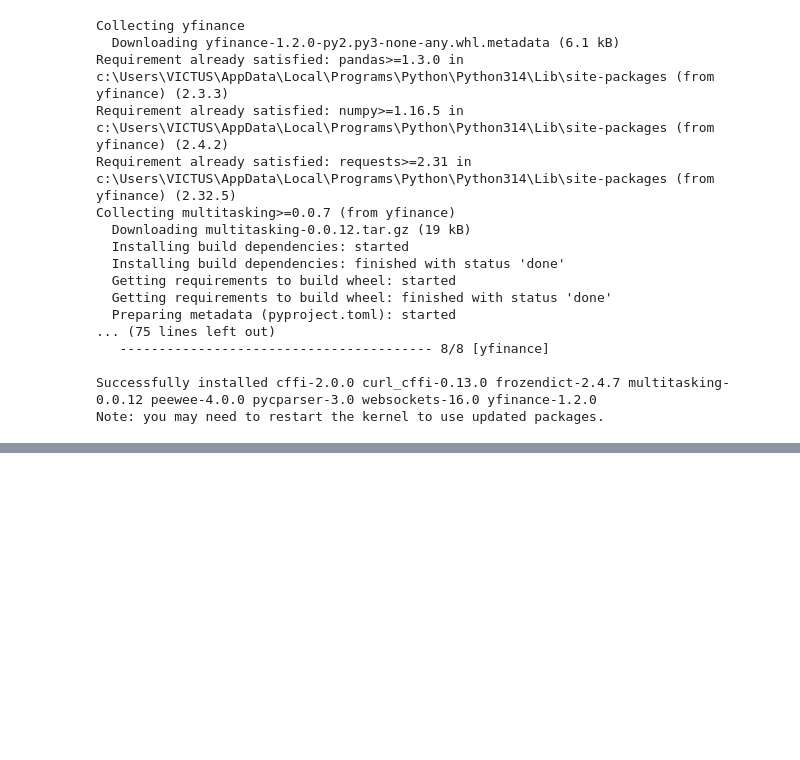
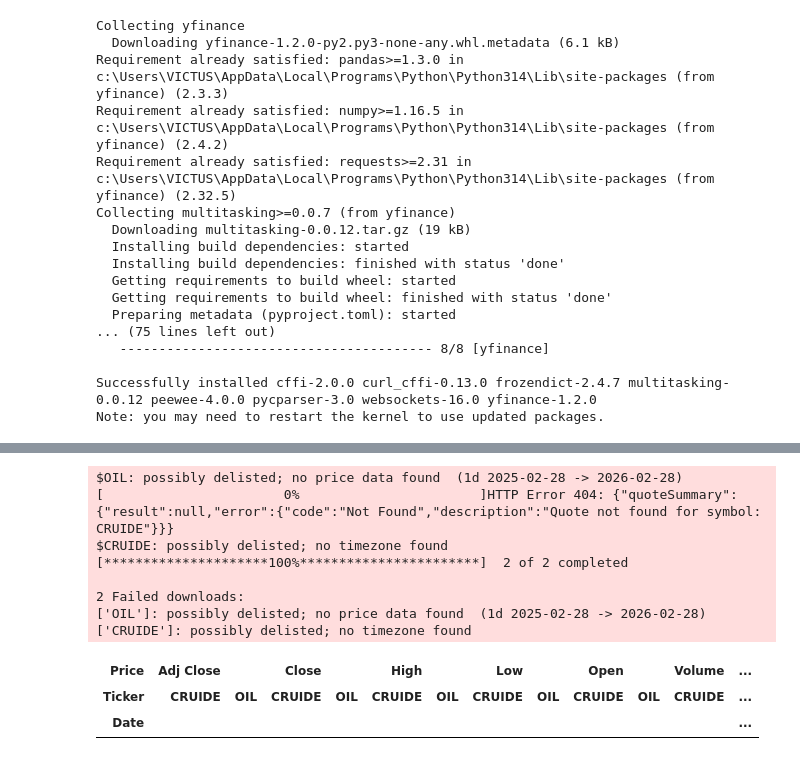
Before and after one commit to Dashrath7489/python, a Jupyter notebook: Web_Scraping/web_scraping.ipynb, the cells around one changed output, grey strips where cells are left out. Saved outputs shown, nothing was run; the diff lists cells and outputs as text; code cells hidden in the pictures; blank space fills up the shorter version.

```diff
--- a/Web_Scraping/web_scraping.ipynb
+++ b/Web_Scraping/web_scraping.ipynb
@@ -113,0 +134,15 @@ Note: you may need to restart the kernel to use updated packages.
+# %%
+data = yf.download("Cruide Oil",start="2025-02-28",end="2026-02-28")
+data
+# %% [output]
+$OIL: possibly delisted; no price data found  (1d 2025-02-28 -> 2026-02-28)
+[                       0%                       ]HTTP Error 404: {"quoteSummary":{"result":null,"error":{"code":"Not Found","description":"Quote not found for symbol: CRUIDE"}}}
+$CRUIDE: possibly delisted; no timezone found
+[*********************100%***********************]  2 of 2 completed
+
+2 Failed downloads:
+['OIL']: possibly delisted; no price data found  (1d 2025-02-28 -> 2026-02-28)
+['CRUIDE']: possibly delisted; no timezone found
+| Price | Adj Close |  | Close |  | High |  | Low |  | Open |  | Volume | ... |
+| Ticker | CRUIDE | OIL | CRUIDE | OIL | CRUIDE | OIL | CRUIDE | OIL | CRUIDE | OIL | CRUIDE | ... |
+| Date |  |  |  |  |  |  |  |  |  |  |  | ... |
```
Also changed, not shown: parts of 5 cells of this notebook, 1 other file.
